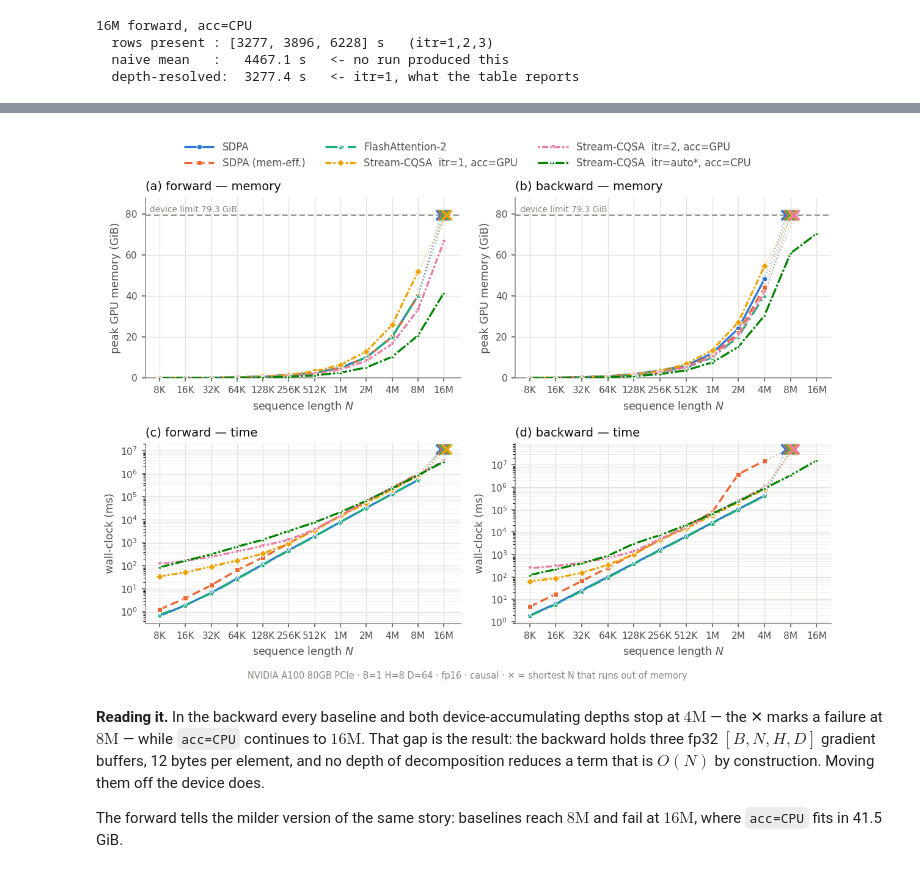
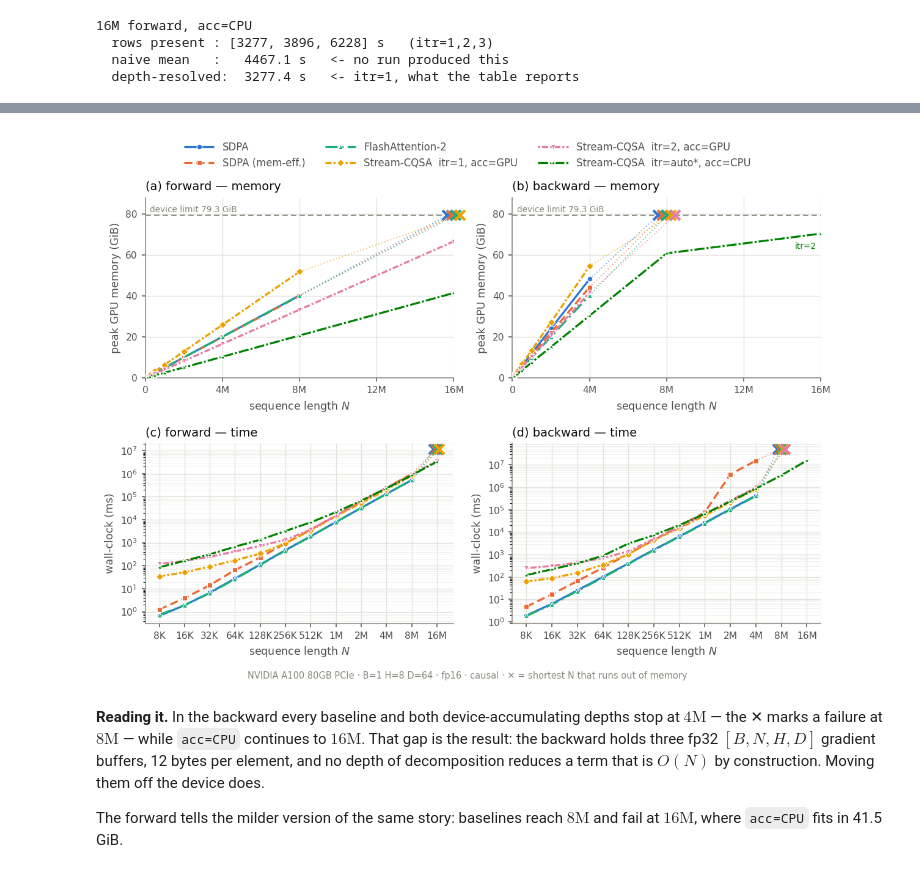
Before and after one commit to yiming-b/Stream-CQSA, a Jupyter notebook: notebooks/paper_figures.ipynb, the cells around one changed output, grey strips where cells are left out. Cells and saved outputs as stored; diff of their text form; code cells hidden in the pictures.

```diff
--- a/notebooks/paper_figures.ipynb
+++ b/notebooks/paper_figures.ipynb
@@ -236,11 +242,13 @@ def series_for(rows, method, direction, field, dtype="float16"):
 
     xs = sorted(pts)
     ys = [sum(pts[x]) / len(pts[x]) for x in xs]     # now a mean over seeds only
-    return xs, ys, oom_n
+    # The resolved depth per N comes back too, so a panel can label the point
+    # where it changes.
+    return xs, ys, oom_n, {x: depth[x] for x in xs if x in depth}
 
 
 # Check it against the case that motivated the rule.
-xs, ys, _ = series_for(TIMING, "cqsa_acccpu", "fwd", "ms")
+xs, ys, _, _ = series_for(TIMING, "cqsa_acccpu", "fwd", "ms")
 raw = [r["ms"] / 1000 for r in TIMING
        if r["method"] == "cqsa_acccpu" and r["direction"] == "fwd"
        and r["N"] == 16_777_216 and r["status"] == "ok"]
@@ -286,7 +308,7 @@ def plot_panel(ax, rows, direction, field, ylabel, title,
     marks = []
 
     for m in SERIES:
-        xs, ys, oom_n = series_for(rows, m, direction, field)
+        xs, ys, oom_n, depths = series_for(rows, m, direction, field)
         if not xs:
             continue
         drew = True
@@ -299,7 +321,21 @@ def plot_panel(ax, rows, direction, field, ylabel, title,
         if oom_n is not None:
             marks.append((oom_n, xs[-1], ys[-1], SLOT[ci]))
 
-    style_axes(ax, "sequence length $N$", ylabel, title)
+        # "auto" is the smallest depth that fits, so it steps up when the
+        # previous one stops fitting -- at N=16M in the backward. On a linear
+        # axis that step puts a visible bend in an otherwise straight line, and
+        # unlabelled it reads as memory growing sub-linearly rather than as a
+        # deeper decomposition being bought at that length.
+        if capacity and depths:
+            for xi, x in enumerate(xs):
+                if xi and depths.get(x) is not None and \
+                        depths.get(x) != depths.get(xs[xi - 1]):
+                    ax.annotate(f"itr={depths[x]}", (x, ys[xi]),
+                                textcoords="offset points", xytext=(-4, -13),
+                                ha="right", fontsize=7, color=SLOT[ci], zorder=6)
+
+    style_axes(ax, "sequence length $N$", ylabel, title,
+               xscale="linear" if capacity else "log")
 
     if capacity and drew:
         # Linear, zero to the card: the question is what fraction of a fixed
@@ -325,35 +361,40 @@ def plot_panel(ax, rows, direction, field, ylabel, title,
         k = len(group)
         for i, (_, x_last, y_last, colour) in enumerate(group):
             if y_fail is None:
                 continue
-            off = oom_n * (1.052 ** (i - (k - 1) / 2)) if k > 1 else oom_n
+            if k == 1:
+                off = oom_n
+            elif capacity:          # linear x: additive nudge
+                off = oom_n + (i - (k - 1) / 2) * 0.23e6
+            else:                   # log x: multiplicative, so spacing looks even
+                off = oom_n * (1.052 ** (i - (k - 1) / 2))
             ax.plot([x_last, off], [y_last, y_fail], color=colour, lw=0.9,
                     ls=(0, (1, 2)), zorder=2, alpha=0.7)
             ax.plot([off], [y_fail], marker="x", ms=8, mew=2.2, color=colour,
                     zorder=5, linestyle="none", clip_on=False)
     return drew
 
 
 fig, axes = plt.subplots(2, 2, figsize=(8.8, 6.4), squeeze=False)
 for j, d in enumerate(("fwd", "bwd")):
     name = "forward" if d == "fwd" else "backward"
     plot_panel(axes[0][j], TIMING, d, "mem_alloc_peak",
                "peak GPU memory (GiB)", f"({chr(97+j)}) {name} — memory",
                scale=1/1024, capacity=META["gpu_gib"])
     plot_panel(axes[1][j], TIMING, d, "ms",
                "wall-clock (ms)", f"({chr(99+j)}) {name} — time")
 
 handles, labels = axes[0][0].get_legend_handles_labels()
 fig.legend(handles, labels, loc="upper center", ncol=3, frameon=False,
            fontsize=8.5, labelcolor=INK2, bbox_to_anchor=(0.5, 1.005),
            handlelength=3.0)
 fig.text(0.5, 0.008, f"{META['gpu']} · B=1 H=8 D=64 · fp16 · causal · "
          "✕ = shortest N that runs out of memory",
          ha="center", color=INK3, fontsize=7.5)
 fig.tight_layout(rect=(0, 0.02, 1, 0.94))
 plt.show()
 # %% [output]
-[figure, old version]
+[figure, new version]
 # %% [markdown]
 **Reading it.** In the backward every baseline and both device-accumulating
 depths stop at $4\mathrm{M}$ — the ✕ marks a failure at $8\mathrm{M}$ — while
```
Also changed, not shown: parts of 4 cells of this notebook, 5 other files.
